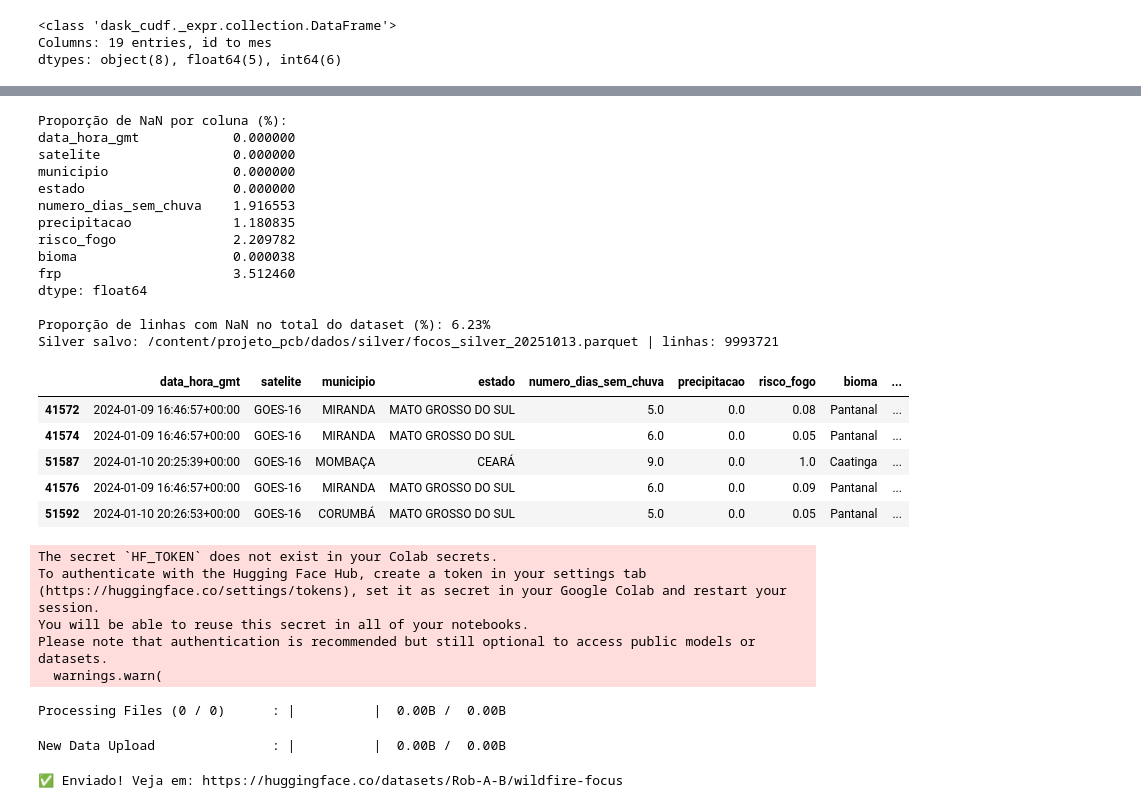
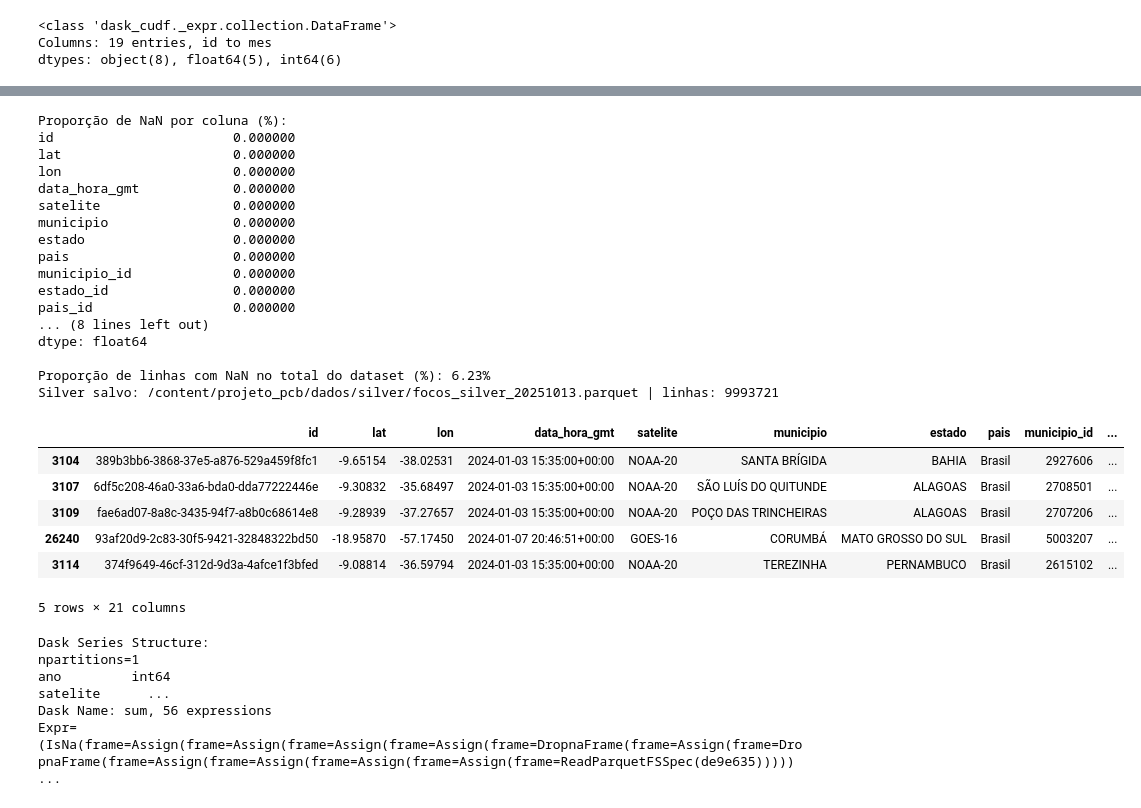
Before and after one commit to Rob-A-B/wildfire-hotspots, a Jupyter notebook: src/queimadas.ipynb, the cells around one changed output, grey strips where cells are left out. Drawn from its saved outputs; the diff is of its cells as text; code cells hidden in the pictures.

Commit message:
volta ao uso do colab

```diff
--- a/src/queimadas.ipynb
+++ b/src/queimadas.ipynb
@@ -246,7 +250,6 @@ assert not faltando, f"Faltam colunas no dataset: {faltando}"
 
 bronze_ddf["data_hora_gmt"] = bronze_ddf["data_hora_gmt"].astype('datetime64[ns, UTC]')
 
-bronze_ddf = bronze_ddf.drop(columns=['id', 'lat','lon','municipio_id','estado_id','pais_id','pais','origem_arquivo', 'ano', 'mes'])
 
 for c in ["satelite","municipio","estado"]:
       bronze_ddf[c] = bronze_ddf[c].astype(str).str.strip()
@@ -275,79 +278,57 @@ bronze_ddf = bronze_ddf.dropna()
 # Extract date components using Dask's .dt accessor
 bronze_ddf["ano"] = bronze_ddf["data_hora_gmt"].dt.year.astype("Int64")
 bronze_ddf["mes"] = bronze_ddf["data_hora_gmt"].dt.month.astype("Int64")
 bronze_ddf["dia"] = bronze_ddf["data_hora_gmt"].dt.day.astype("Int64")
 
 # carga que prof pediu
 bronze_ddf["dt_carga"] = datetime.date.today().isoformat()
 
 # Salva silver as Parquet
 SILVER_FILE =  f"focos_silver_{datetime.date.today():%Y%m%d}.parquet"
 silver_parquet = os.path.join(SILVER,SILVER_FILE)
 os.makedirs(SILVER, exist_ok=True)
 
 # Save as a single parquet file
 bronze_ddf.repartition(npartitions=1).to_parquet(silver_parquet)
 
 
 print("Silver salvo:", silver_parquet, "| linhas:", len(bronze_ddf))
 
 display(bronze_ddf.head())
 # %% [output]
 Proporção de NaN por coluna (%):
+id                       0.000000
+lat                      0.000000
+lon                      0.000000
 data_hora_gmt            0.000000
 satelite                 0.000000
 municipio                0.000000
 estado                   0.000000
-numero_dias_sem_chuva    1.916553
-precipitacao             1.180835
-risco_fogo               2.209782
-bioma                    0.000038
-frp                      3.512460
+pais                     0.000000
+municipio_id             0.000000
+estado_id                0.000000
+pais_id                  0.000000
+... (8 lines left out)
 dtype: float64
 
 Proporção de linhas com NaN no total do dataset (%): 6.23%
 Silver salvo: /content/projeto_pcb/dados/silver/focos_silver_20251013.parquet | linhas: 9993721
-|  | data_hora_gmt | satelite | municipio | estado | numero_dias_sem_chuva | precipitacao | risco_fogo | bioma | ... |
-| 41572 | 2024-01-09 16:46:57+00:00 | GOES-16 | MIRANDA | MATO GROSSO DO SUL | 5.0 | 0.0 | 0.08 | Pantanal | ... |
-| 41574 | 2024-01-09 16:46:57+00:00 | GOES-16 | MIRANDA | MATO GROSSO DO SUL | 6.0 | 0.0 | 0.05 | Pantanal | ... |
-| 51587 | 2024-01-10 20:25:39+00:00 | GOES-16 | MOMBAÇA | CEARÁ | 9.0 | 0.0 | 1.0 | Caatinga | ... |
-| 41576 | 2024-01-09 16:46:57+00:00 | GOES-16 | MIRANDA | MATO GROSSO DO SUL | 6.0 | 0.0 | 0.09 | Pantanal | ... |
-| 51592 | 2024-01-10 20:26:53+00:00 | GOES-16 | CORUMBÁ | MATO GROSSO DO SUL | 5.0 | 0.0 | 0.05 | Pantanal | ... |
+|  | id | lat | lon | data_hora_gmt | satelite | municipio | estado | pais | municipio_id | ... |
+| 3104 | 389b3bb6-3868-37e5-a876-529a459f8fc1 | -9.65154 | -38.02531 | 2024-01-03 15:35:00+00:00 | NOAA-20 | SANTA BRÍGIDA | BAHIA | Brasil | 2927606 | ... |
+| 3107 | 6df5c208-46a0-33a6-bda0-dda77222446e | -9.30832 | -35.68497 | 2024-01-03 15:35:00+00:00 | NOAA-20 | SÃO LUÍS DO QUITUNDE | ALAGOAS | Brasil | 2708501 | ... |
+| 3109 | fae6ad07-8a8c-3435-94f7-a8b0c68614e8 | -9.28939 | -37.27657 | 2024-01-03 15:35:00+00:00 | NOAA-20 | POÇO DAS TRINCHEIRAS | ALAGOAS | Brasil | 2707206 | ... |
+| 26240 | 93af20d9-2c83-30f5-9421-32848322bd50 | -18.95870 | -57.17450 | 2024-01-07 20:46:51+00:00 | GOES-16 | CORUMBÁ | MATO GROSSO DO SUL | Brasil | 5003207 | ... |
+| 3114 | 374f9649-46cf-312d-9d3a-4afce1f3bfed | -9.08814 | -36.59794 | 2024-01-03 15:35:00+00:00 | NOAA-20 | TEREZINHA | PERNAMBUCO | Brasil | 2615102 | ... |
+5 rows × 21 columns
-# %%
-from huggingface_hub import HfApi, HfFolder, upload_file
-import os
-
-token = None
-
-# Salva o token localmente (autenticação)
-# HfFolder.save_token(token)
-
-# Define o nome do seu dataset (use o mesmo nome criado no site)
-repo_id = "Rob-A-B/wildfire-focus"  # ajuste para seu user e nome
-api = HfApi()
-
-# Envia um arquivo (teste)
-file_path = "/content/projeto_pcb/dados/silver/focos_silver_20251013.parquet/part.0.parquet"
-
-upload_file(
-    path_or_fileobj=file_path,
-    path_in_repo=os.path.basename(file_path),  # nome do arquivo no repositório
-    repo_id=repo_id,
-    repo_type="dataset"
-)
-
-print(f"✅ Enviado! Veja em: https://huggingface.co/datasets/{repo_id}")
-# %% [output]
-The secret `HF_TOKEN` does not exist in your Colab secrets.
-To authenticate with the Hugging Face Hub, create a token in your settings tab (https://huggingface.co/settings/tokens), set it as secret in your Google Colab and restart your session.
-You will be able to reuse this secret in all of your notebooks.
-Please note that authentication is recommended but still optional to access public models or datasets.
-  warnings.warn(
-Processing Files (0 / 0)      : |          |  0.00B /  0.00B
-New Data Upload               : |          |  0.00B /  0.00B
-✅ Enviado! Veja em: https://huggingface.co/datasets/Rob-A-B/wildfire-focus
 # %%
 bronze_ddf.isna().sum()
+# %% [output]
+Dask Series Structure:
+npartitions=1
+ano         int64
+satelite      ...
+Dask Name: sum, 56 expressions
+Expr=(IsNa(frame=Assign(frame=Assign(frame=Assign(frame=Assign(frame=DropnaFrame(frame=Assign(frame=DropnaFrame(frame=Assign(frame=Assign(frame=Assign(frame=Assign(frame=ReadParquetFSSpec(de9e635))))) ...
 # %%
 bronze_ddf = None
 del bronze_ddf
```
Also changed, not shown: parts of 8 cells of this notebook.
